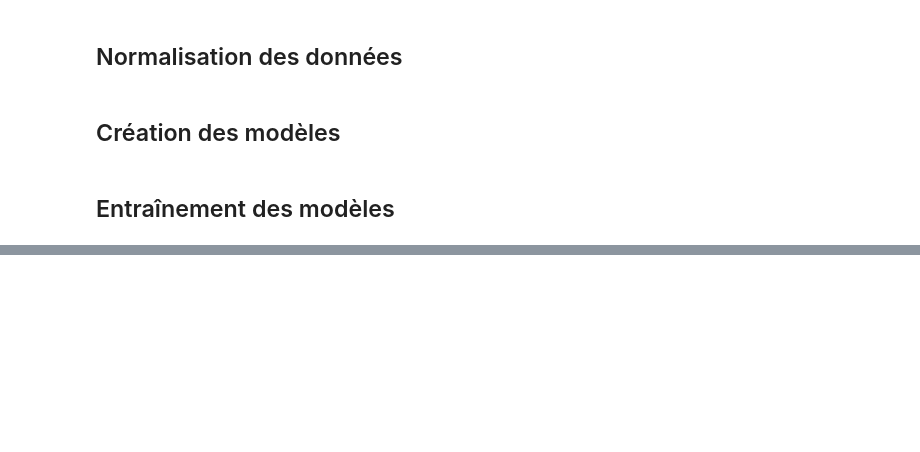
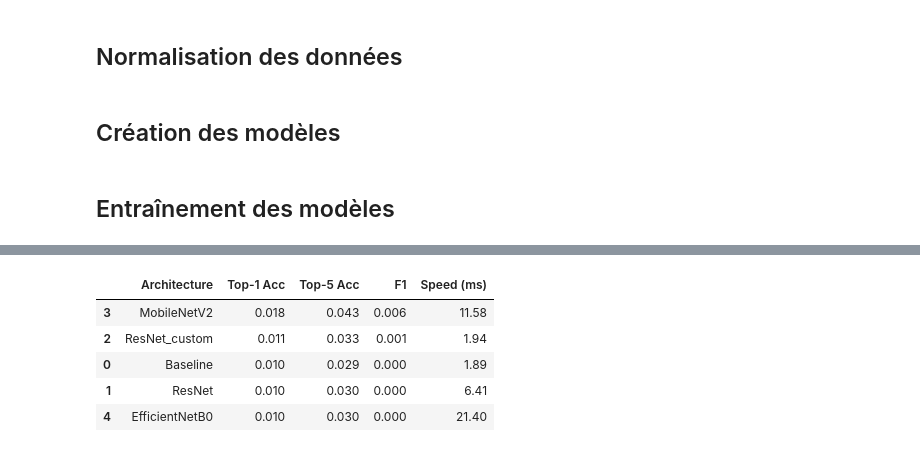
Before and after one commit to DamienDESSAUX-M2i/tp_groupe_tensorflow, a Jupyter notebook: notebooks/02_models_comparisons.ipynb, the cells around one changed output, grey strips where cells are left out. Saved outputs shown, nothing was run; the diff lists cells and outputs as text; code cells hidden in the pictures; blank space fills up the shorter version.

```diff
--- a/notebooks/02_models_comparisons.ipynb
+++ b/notebooks/02_models_comparisons.ipynb
@@ -150,0 +169,4 @@ ValueError: Arguments `target` and `output` must have the same rank (ndim). Rece
+# %%
+predict_labels = {}
+for name, model in models.items():
+    predict_labels[name] = compute_metrics(model=model, test_ds=test_ds_fine_processed)
@@ -150,0 +179,3 @@ ValueError: Arguments `target` and `output` must have the same rank (ndim). Rece
+# %%
+for name, model in models.items():
+    evaluate_and_store(model=model, model_name=name, test_ds=test_ds_fine_processed)
@@ -150,0 +200,20 @@ ValueError: Arguments `target` and `output` must have the same rank (ndim). Rece
+# %%
+paths = []
+for name in models.keys():
+    paths.append(PROJECT_DIR / "notebooks" / "output" / "result" / f"{name}.csv")
+
+
+def load_and_concat_csv(paths: list[str]) -> pandas.DataFrame:
+    dataframes = [pandas.read_csv(path) for path in paths]
+    return pandas.concat(dataframes, ignore_index=True)
+
+
+models_comparisons = load_and_concat_csv(paths=paths)
+models_comparisons.sort_values("F1", ascending=False).head()
+# %% [output]
+|  | Architecture | Top-1 Acc | Top-5 Acc | F1 | Speed (ms) |
+| 3 | MobileNetV2 | 0.018 | 0.043 | 0.006 | 11.58 |
+| 2 | ResNet_custom | 0.011 | 0.033 | 0.001 | 1.94 |
+| 0 | Baseline | 0.010 | 0.029 | 0.000 | 1.89 |
+| 1 | ResNet | 0.010 | 0.030 | 0.000 | 6.41 |
+| 4 | EfficientNetB0 | 0.010 | 0.030 | 0.000 | 21.40 |
```
Also changed, not shown: parts of 8 cells of this notebook, 8 other files.
